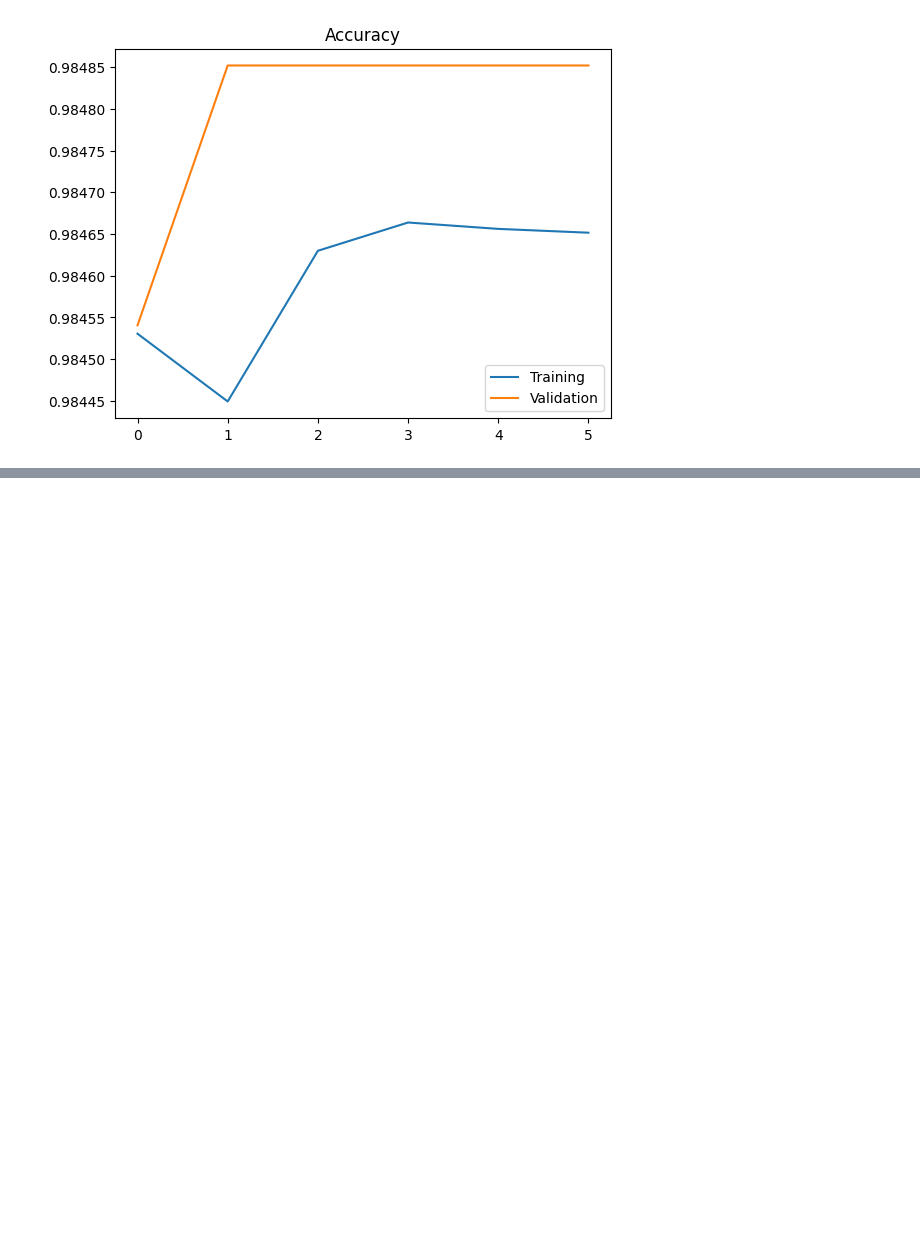
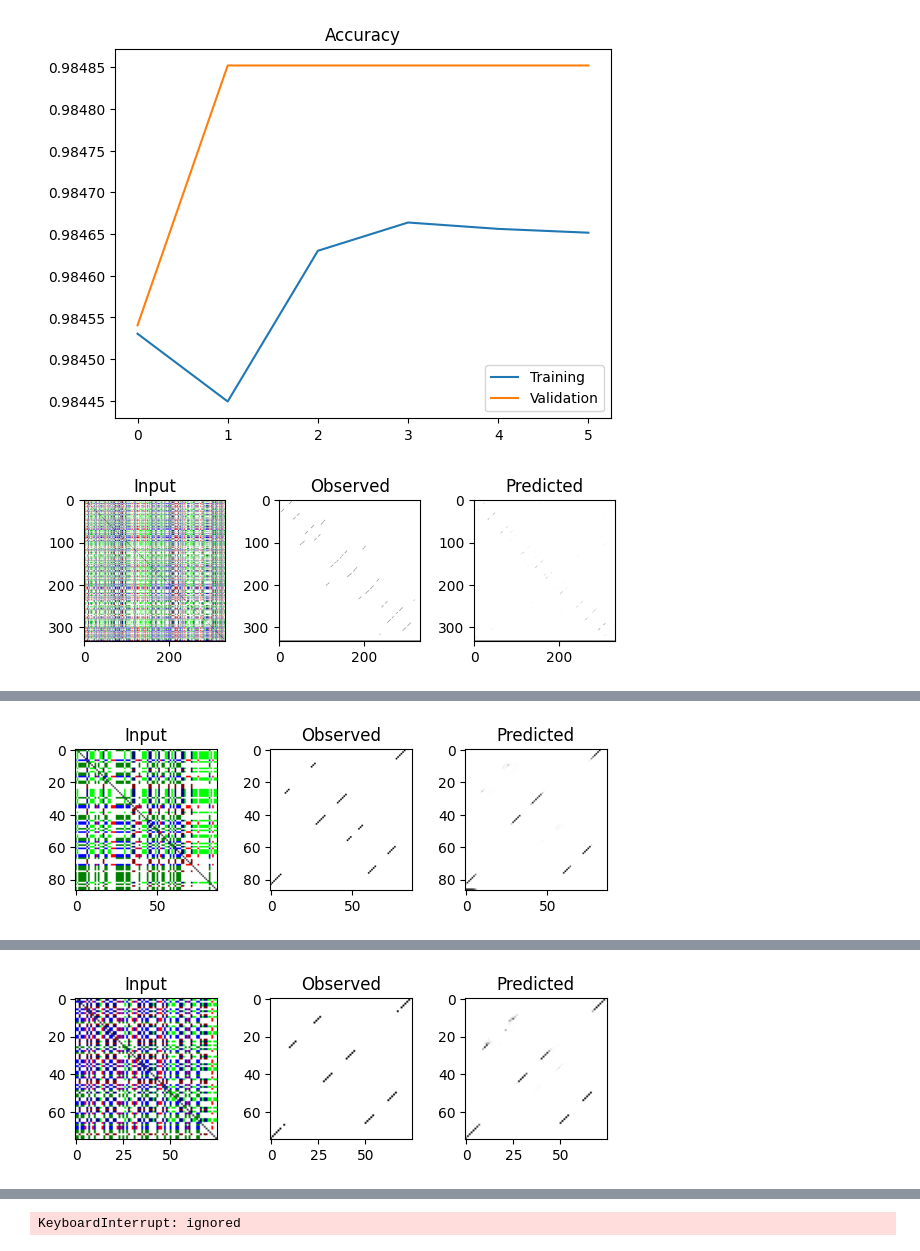
Before and after one commit to MEskerod/project_deeplearning_2023, a Jupyter notebook: deeplearning_project_Maria.ipynb, the cells around one changed output, grey strips where cells are left out. Cells and saved outputs as stored; diff of their text form; code cells hidden in the pictures; blank space fills up the shorter version.

Commit message:
Made multiple models

```diff
--- a/deeplearning_project_Maria.ipynb
+++ b/deeplearning_project_Maria.ipynb
@@ -289,9 +289,13 @@ ct_files = getCtFromTxt("ct_files.txt")
     #if "tRNA_database" in file_name:
     #    file_list.append(file_name)
 
+file_list = leaveOneFamilyOut("5S_rRNA")
 
+with open("ct_files_no_5S.txt", "w") as output:
+    output.write("\n".join(file_list))
 
-file_list = ct_files
+file_list = underGivenLength(500, 5000, "ct_files_no_5S.txt")
+
 len(file_list)
 # %% [output]
 13876
@@ -837,17 +943,17 @@ def fit_model(model, train_dataset, validation_dataset, loss_func = F.binary_cro
   t = 0 #To keep track of time
 
   # Get initial validation loss and accuracy
-  model.eval()
-  with torch.no_grad():
-    valid_loss = sum(loss_func(model(input.cuda()), output.cuda()) for input, output in valid_dl) / len(valid_dl)
-    valid_accuracy = sum(accuracy(model(input.cuda()), output.cuda()) for input, output in valid_dl) / len(valid_dl)
-    train_loss = sum(loss_func(model(input.cuda()), output.cuda()) for input, output in train_dl) / len(train_dl)
-    train_accuracy = sum(accuracy(model(input.cuda()), output.cuda()) for input, output in train_dl) / len(train_dl)
-    valid_loss_history.append(valid_loss.detach().cpu().numpy())
-    valid_accuracy_history.append(valid_accuracy.detach().cpu().numpy())
-    train_loss_history.append(train_loss.detach().cpu().numpy())
-    train_accuracy_history.append(train_accuracy.detach().cpu().numpy())
-    plot_time.append(t)
+  #model.eval()
+  #with torch.no_grad():
+  #  valid_loss = sum(loss_func(model(input.cuda()), output.cuda()) for input, output in valid_dl) / len(valid_dl)
+  #  valid_accuracy = sum(accuracy(model(input.cuda()), output.cuda()) for input, output in valid_dl) / len(valid_dl)
+  #  train_loss = sum(loss_func(model(input.cuda()), output.cuda()) for input, output in train_dl) / len(train_dl)
+  #  train_accuracy = sum(accuracy(model(input.cuda()), output.cuda()) for input, output in train_dl) / len(train_dl)
+  #  valid_loss_history.append(valid_loss.detach().cpu().numpy())
+  #  valid_accuracy_history.append(valid_accuracy.detach().cpu().numpy())
+  #  train_loss_history.append(train_loss.detach().cpu().numpy())
+  #  train_accuracy_history.append(train_accuracy.detach().cpu().numpy())
+  #  plot_time.append(t)
 
   #Train for a given number of epochs
   for epoch in range(epochs):
@@ -967,15 +1073,17 @@ Epoch [5/5], Loss: 0.0115
 [figure]
 [figure]
 # %%
-#With skip layers
+#With pooling layers
 train_dataset = ImageToImageDataset(train_input_dir, train_output_dir, input_transform = dataTransformer, output_transform = grayscaleTransformer)
 validation_dataset = ImageToImageDataset(val_input_dir, val_output_dir, input_transform = dataTransformer, output_transform = grayscaleTransformer)
 
 %matplotlib inline
 
 channels = 8
-model_unet = RNA_Unet_com(channels).cuda()
+model_unet = RNA_Unet2(channels).cuda()
 
 fit_model(model_unet, train_dataset, validation_dataset)
 
 print("Finished training")
+# %% [output]
+[figure, added]
@@ -981,0 +1091 @@ print("Finished training")
+[figure, added]
@@ -981,0 +1093 @@ print("Finished training")
+[figure, added]
@@ -981,0 +1095 @@ print("Finished training")
+KeyboardInterrupt: ignored
```
Also changed, not shown: parts of 14 cells of this notebook.
